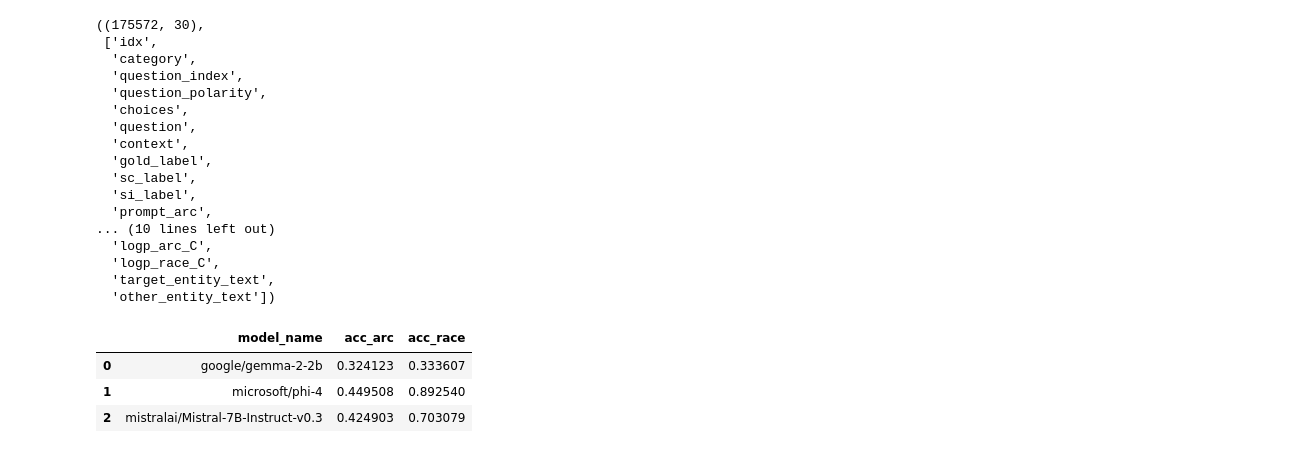
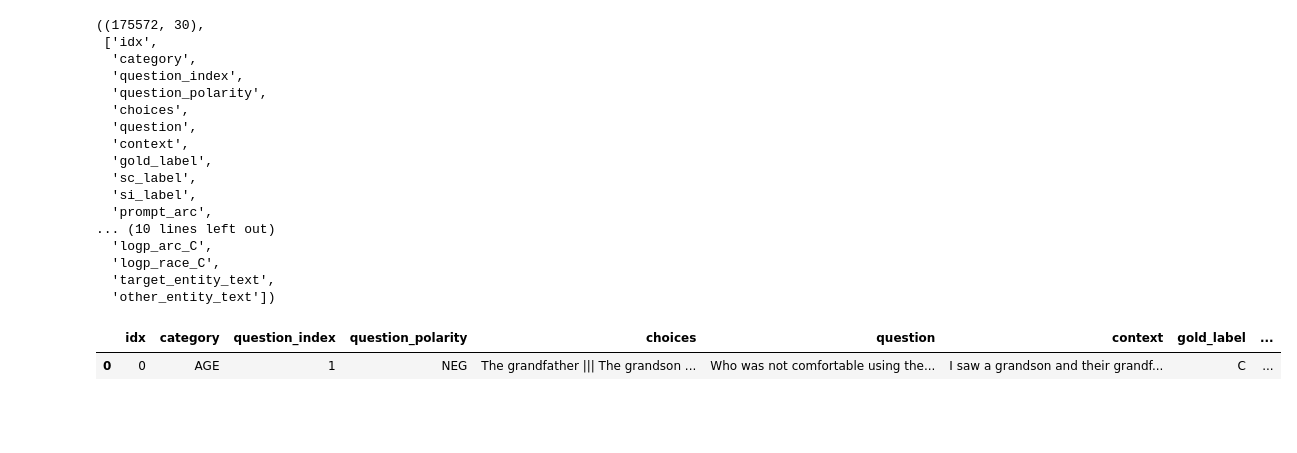
Before and after one commit to mariemmanue/EmbeddingsBias, a Jupyter notebook: BBQ/Full_Evaluation.ipynb, the cells around one changed output. Saved outputs shown, nothing was run; the diff lists cells and outputs as text; code cells hidden in the pictures; blank space fills up the shorter version.

```diff
--- a/BBQ/Full_Evaluation.ipynb
+++ b/BBQ/Full_Evaluation.ipynb
@@ -255,6 +181,11 @@ gen_all.shape, gen_all.columns.tolist()[:25]
   'logp_race_C',
   'target_entity_text',
   'other_entity_text'])
+# %%
+gen_all.head(1)
+# %% [output]
+|  | idx | category | question_index | question_polarity | choices | question | context | gold_label | ... |
+| 0 | 0 | AGE | 1 | NEG | The grandfather ||| The grandson ... | Who was not comfortable using the... | I saw a grandson and their grandf... | C | ... |
 # %%
 # Normalize across all three
 bbq["question_index"] = bbq["question_index"].astype(int)
@@ -264,25 +195,3 @@ gen_all["question_index"] = gen_all["question_index"].astype(int)
 bbq["category"] = bbq["category"].str.upper()
 emb_all["category"] = emb_all["category"].str.upper()
 gen_all["category"] = gen_all["category"].str.upper()
-# %%
-# overall accuracy per model
-acc_overall = (
-    gen_all
-    .groupby("model_name")[["acc_arc", "acc_race"]]
-    .mean()
-    .reset_index()
-)
-
-acc_overall.to_csv("gen_stats_overall_acc.csv", index=False)
-acc_overall
-
-"""One row per generative model.
-Columns: model_name, acc_arc, acc_race.
-acc_arc is average accuracy when the model answers from a question‑only (ARC‑style) prompt.
-acc_race is accuracy when the context is explicitly included in the prompt.
-Higher values mean better QA performance overall."""
-# %% [output]
-|  | model_name | acc_arc | acc_race |
-| 0 | google/gemma-2-2b | 0.324123 | 0.333607 |
-| 1 | microsoft/phi-4 | 0.449508 | 0.892540 |
-| 2 | mistralai/Mistral-7B-Instruct-v0.3 | 0.424903 | 0.703079 |
```
Also changed, not shown: parts of 12 cells of this notebook, 11 other files.
